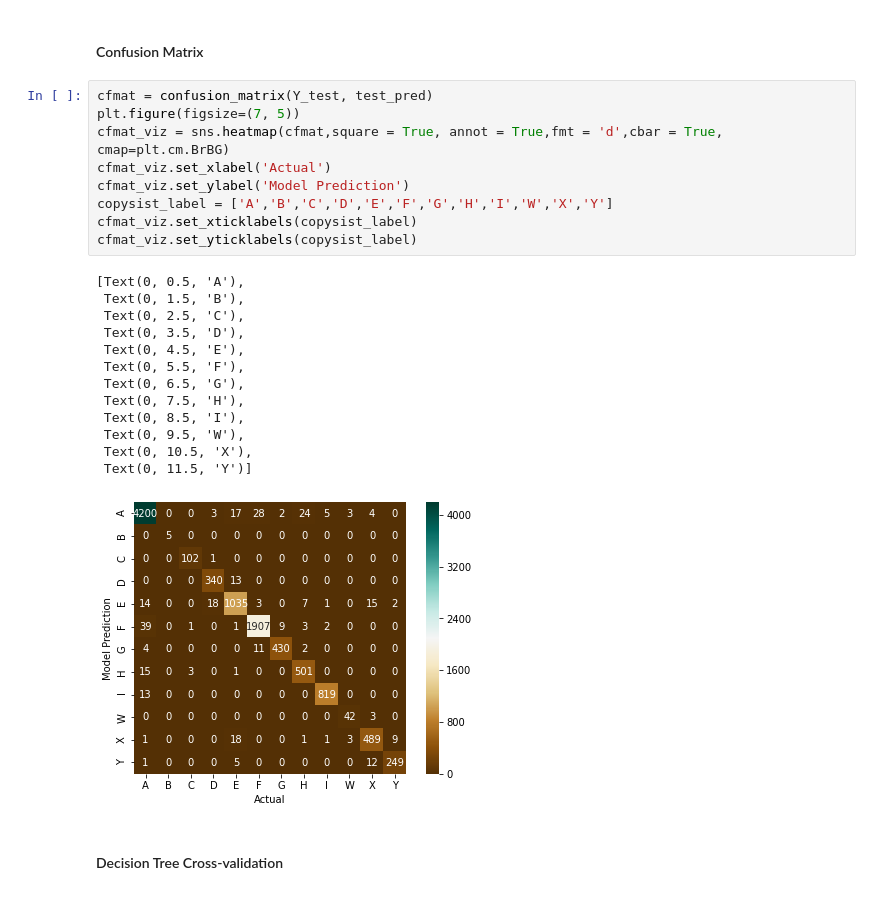
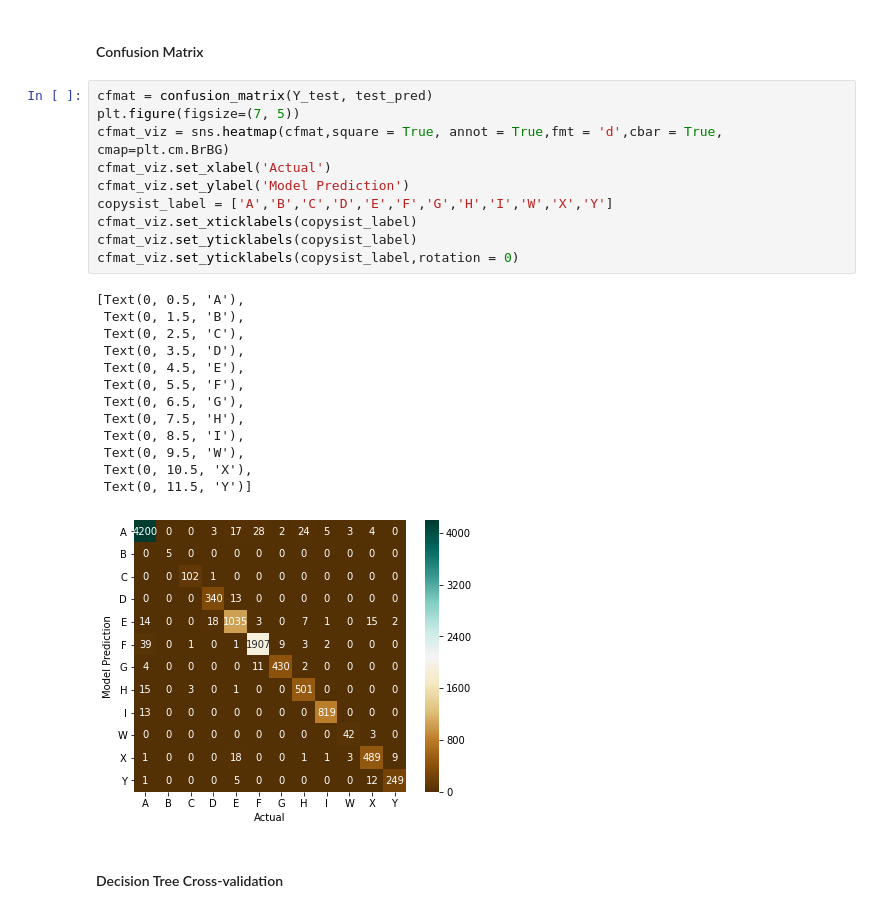
Before and after one commit to Nelo781/Project-Python-A4, a Jupyter notebook: Projet final/Code.py.ipynb, the cells around one changed output. Drawn from its saved outputs; the diff is of its cells as text.

```diff
--- a/Projet final/Code.py.ipynb
+++ b/Projet final/Code.py.ipynb
@@ -177,26 +187,27 @@ accuracy_score(Y_test, test_pred)
 # %%
 cfmat = confusion_matrix(Y_test, test_pred)
 plt.figure(figsize=(7, 5))
 cfmat_viz = sns.heatmap(cfmat,square = True, annot = True,fmt = 'd',cbar = True, cmap=plt.cm.BrBG)
 cfmat_viz.set_xlabel('Actual')
 cfmat_viz.set_ylabel('Model Prediction')
 copysist_label = ['A','B','C','D','E','F','G','H','I','W','X','Y']
 cfmat_viz.set_xticklabels(copysist_label)
 cfmat_viz.set_yticklabels(copysist_label)
+cfmat_viz.set_yticklabels(copysist_label,rotation = 0)
 # %% [output]
 [Text(0, 0.5, 'A'),
  Text(0, 1.5, 'B'),
  Text(0, 2.5, 'C'),
  Text(0, 3.5, 'D'),
  Text(0, 4.5, 'E'),
  Text(0, 5.5, 'F'),
  Text(0, 6.5, 'G'),
  Text(0, 7.5, 'H'),
  Text(0, 8.5, 'I'),
  Text(0, 9.5, 'W'),
  Text(0, 10.5, 'X'),
  Text(0, 11.5, 'Y')]
-[figure, old version]
+[figure, new version]
 # %% [markdown]
 #### Decision Tree Cross-validation
 # %%
```
Also changed, not shown: parts of 4 cells of this notebook.
